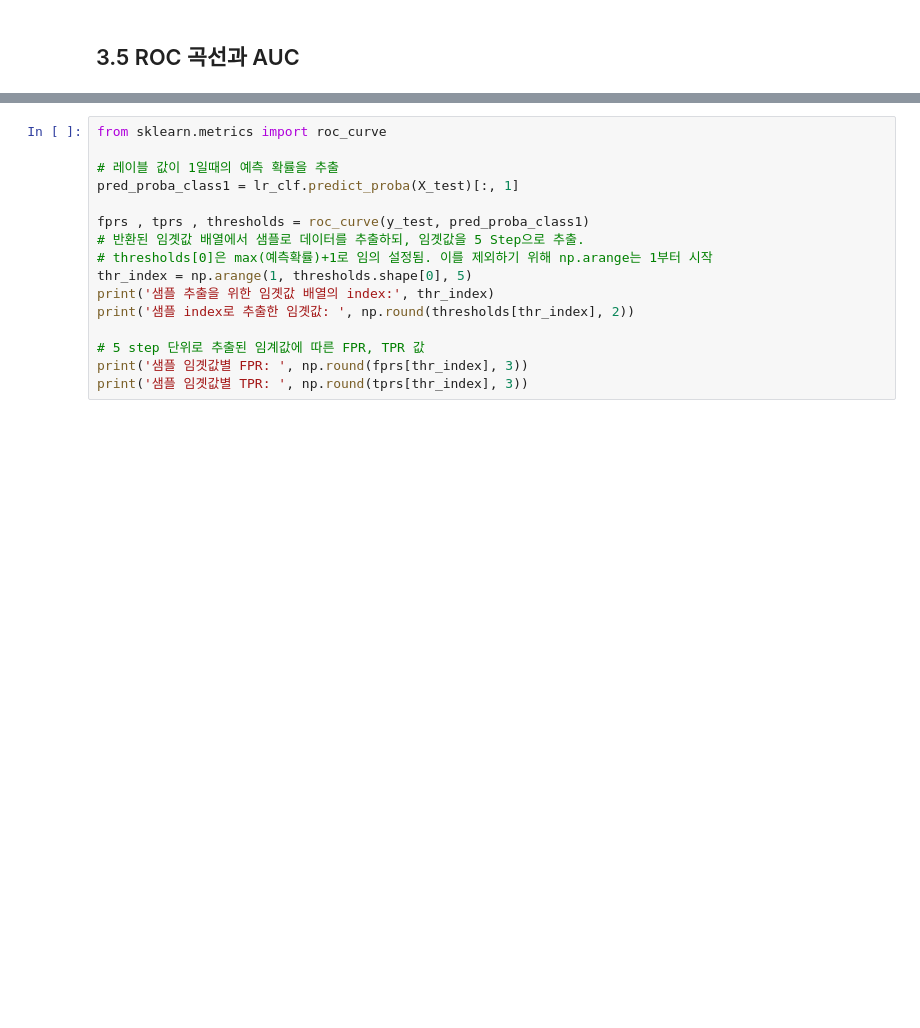
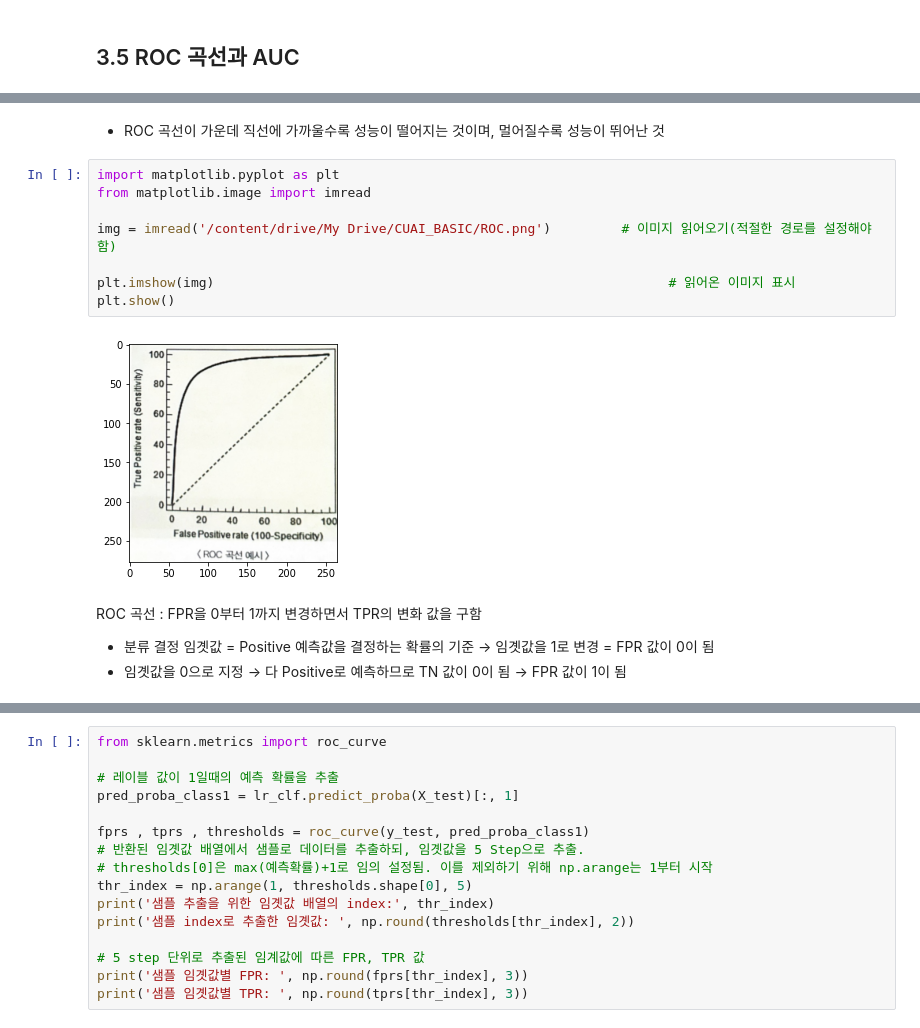
Before and after one commit to jsh1021902/CUAI_BASIC, a Jupyter notebook: Basic_정서현_3주차.ipynb, the cells around one changed output, grey strips where cells are left out. Drawn from its saved outputs; the diff is of its cells as text; blank space fills up the shorter version.

```diff
--- a/Basic_정서현_3주차.ipynb
+++ b/Basic_정서현_3주차.ipynb
@@ -615,0 +654,16 @@ get_eval_by_threshold(y_test, pred_proba[:,1].reshape(-1,1), thresholds)
+# %% [markdown]
+-  ROC 곡선이 가운데 직선에 가까울수록 성능이 떨어지는 것이며, 멀어질수록 성능이 뛰어난 것
+# %%
+import matplotlib.pyplot as plt
+from matplotlib.image import imread
+
+img = imread('/content/drive/My Drive/CUAI_BASIC/ROC.png')         # 이미지 읽어오기(적절한 경로를 설정해야 함)
+
+plt.imshow(img)                                                          # 읽어온 이미지 표시
+plt.show()
+# %% [output]
+[figure, added]
+# %% [markdown]
+ROC 곡선 : FPR을 0부터 1까지 변경하면서 TPR의 변화 값을 구함
+- 분류 결정 임곗값 = Positive 예측값을 결정하는 확률의 기준 → 임곗값을 1로 변경 = FPR 값이 0이 됨
+- 임곗값을 0으로 지정 → 다 Positive로 예측하므로 TN 값이 0이 됨 → FPR 값이 1이 됨
```
Also changed, not shown: parts of 26 cells of this notebook.
